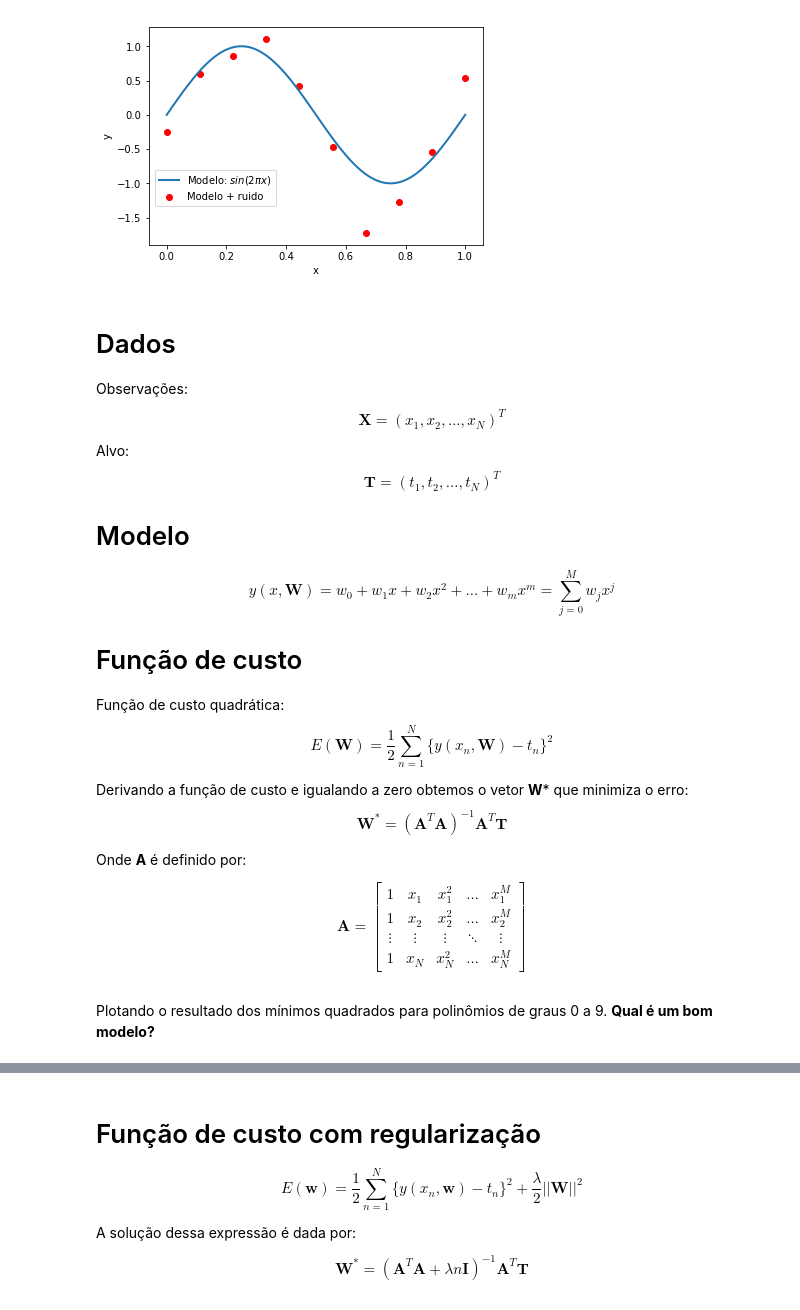
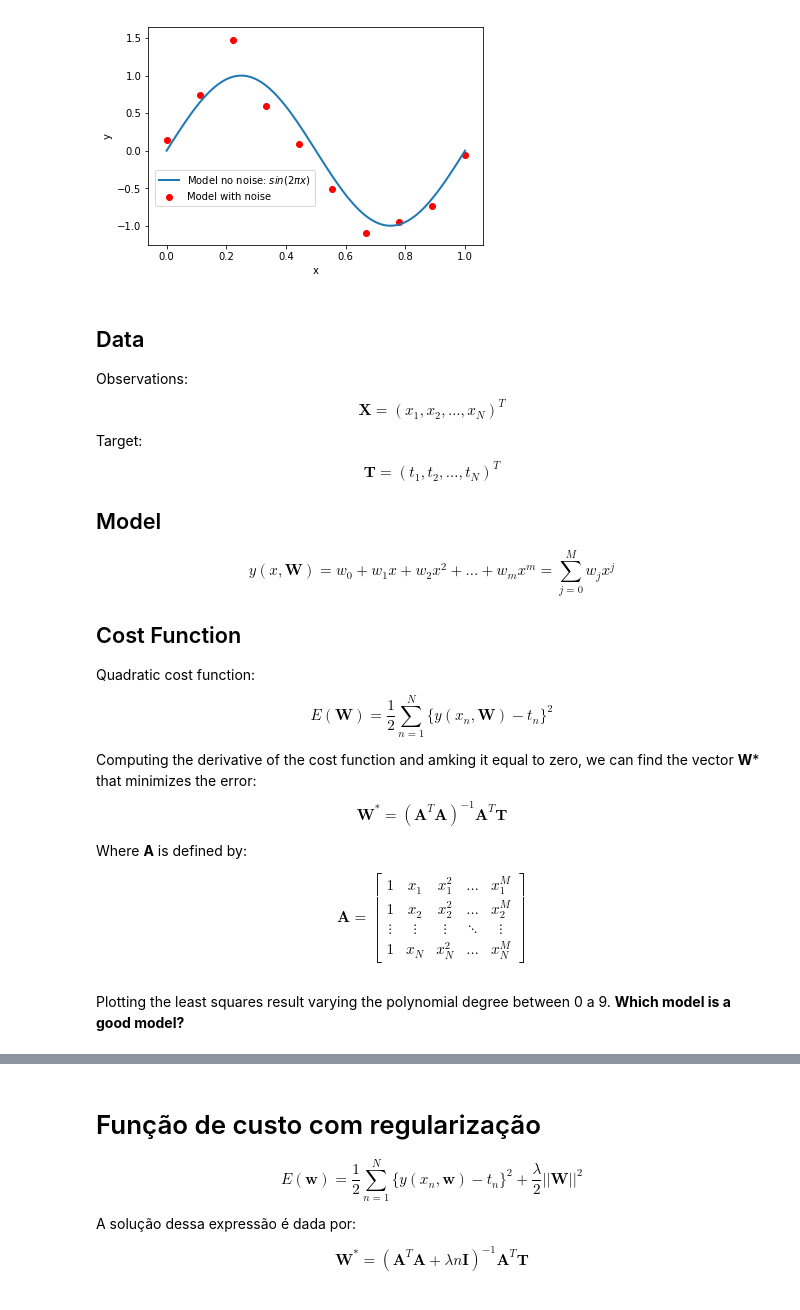
Before and after one commit to rmsouza01/ML101, a Jupyter notebook: JNotebooks/overfitting_regularization.ipynb, the cells around one changed output, grey strips where cells are left out. Drawn from its saved outputs; the diff is of its cells as text; code cells hidden in the pictures.

```diff
--- a/JNotebooks/overfitting_regularization.ipynb
+++ b/JNotebooks/overfitting_regularization.ipynb
@@ -8,56 +10,53 @@ O tutorial é uma adaptação do exemplo apresentado no capítulo 1 do livro:
 # %%
 %matplotlib inline
 import numpy as np
-import matplotlib.pylab as plt
-from ipywidgets import *
+import matplotlib.pylab as plt # plotting library
+from ipywidgets import * # Interaction library
 
-#Variância do ruído
+#Noise variance
 var = 0.3
 
-#Conjunto de treino
+#Train set
 train_size = 10
 x_train = np.linspace(0,1,train_size)
-y_train = np.sin(2*np.pi*x_train) + np.random.normal(0,var,train_size) #sinal + ruido
 
-#Conjunto de teste
+#signal + noise
+y_train = np.sin(2*np.pi*x_train) + np.random.normal(0,var,train_size)
+
+#Test set
 test_size = 100
 x_test= np.linspace(0,1,test_size)
 y = np.sin(2*np.pi*x_test)
-y_test = y + np.random.normal(0,var,test_size) #sinal + ruido
+y_test = y + np.random.normal(0,var,test_size) #signal + noise
 
-# Gráfico do sinal sem ruído e do conhunto de treinamento gerado
 plt.figure()
-plt.plot(x_test,y,linewidth = 2.0,label = r'Modelo: $sin(2 \pi x)$')
-plt.scatter(x_train,y_train,color='red',label = "Modelo + ruido")
+plt.plot(x_test,y,linewidth = 2.0,label = r'Model no noise: $sin(2 \pi x)$')
+plt.scatter(x_train,y_train,color='red',label = "Model with noise")
 plt.legend(loc = (0.02, 0.18))
 plt.xlabel("x")
 plt.ylabel("y")
 plt.show()
 # %% [output]
-[figure, old version]
+[figure, new version]
 # %% [markdown]
-Dados
-=========
+## Data
 
-Observações: $$\boldsymbol{X} =(x_1,x_2,...,x_N)^T$$
-Alvo:  $$\boldsymbol{T} =(t_1,t_2,...,t_N)^T$$
+Observations: $$\boldsymbol{X} =(x_1,x_2,...,x_N)^T$$
+Target:  $$\boldsymbol{T} =(t_1,t_2,...,t_N)^T$$
 
 
-Modelo
-=========
+## Model
 
 $$y(x,\boldsymbol{W})= w_0 + w_1x +w_2x^2+...+w_mx^m = \sum^M_{j=0}w_jx^j$$
 
-Função de custo
-===============
+## Cost Function
 
+Quadratic cost function: $$E(\boldsymbol{W})=\frac{1}{2}\sum_{n=1}^N\{y(x_n,\boldsymbol{W})-t_n\}^2$$
 
-Função de custo quadrática: $$E(\boldsymbol{W})=\frac{1}{2}\sum_{n=1}^N\{y(x_n,\boldsymbol{W})-t_n\}^2$$
-
-Derivando a função de custo e igualando a zero obtemos o vetor **W*** que minimiza o erro:
+Computing the derivative of the cost function and amking it equal to zero, we can find the vector **W*** that minimizes the error:
 $$ \boldsymbol{W}^* = (\boldsymbol{A}^T\boldsymbol{A})^{-1}\boldsymbol{A} ^T\boldsymbol{T}$$
 
-Onde **A** é definido por:
+Where **A** is defined by:
 
 $$\boldsymbol{A} = \begin{bmatrix}
     1 & x_{1} & x_{1}^2 & \dots  & x_{1}^M \\
@@ -72,8 +71,8 @@ def polynomial_fit(X,T,M):
     T = T.reshape(-1,1)
     W = np.dot(np.linalg.pinv(A),T)
     return W.ravel()
-# %% [markdown]
-Plotando o resultado dos mínimos quadrados para polinômios de graus 0 a 9. **Qual é um bom modelo?**
+# %% [markdown]
+Plotting the least squares result varying the polynomial degree between  0 a 9. **Which model is a good model?**
 # %%
 def plotmodel(M):
     coefs = polynomial_fit(x_train, y_train, M)[::-1]
```
Also changed, not shown: parts of 8 cells of this notebook, 1 other file.
